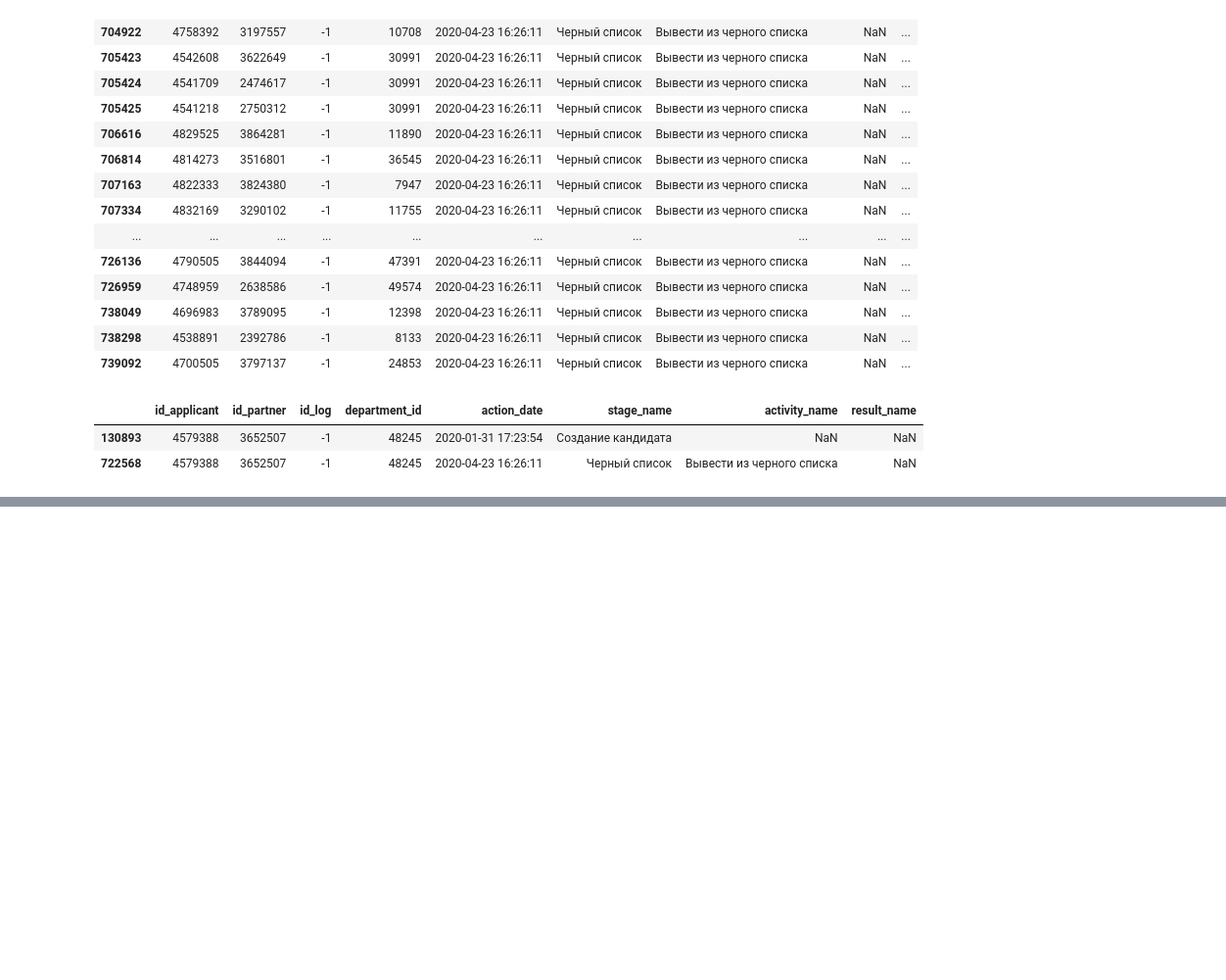
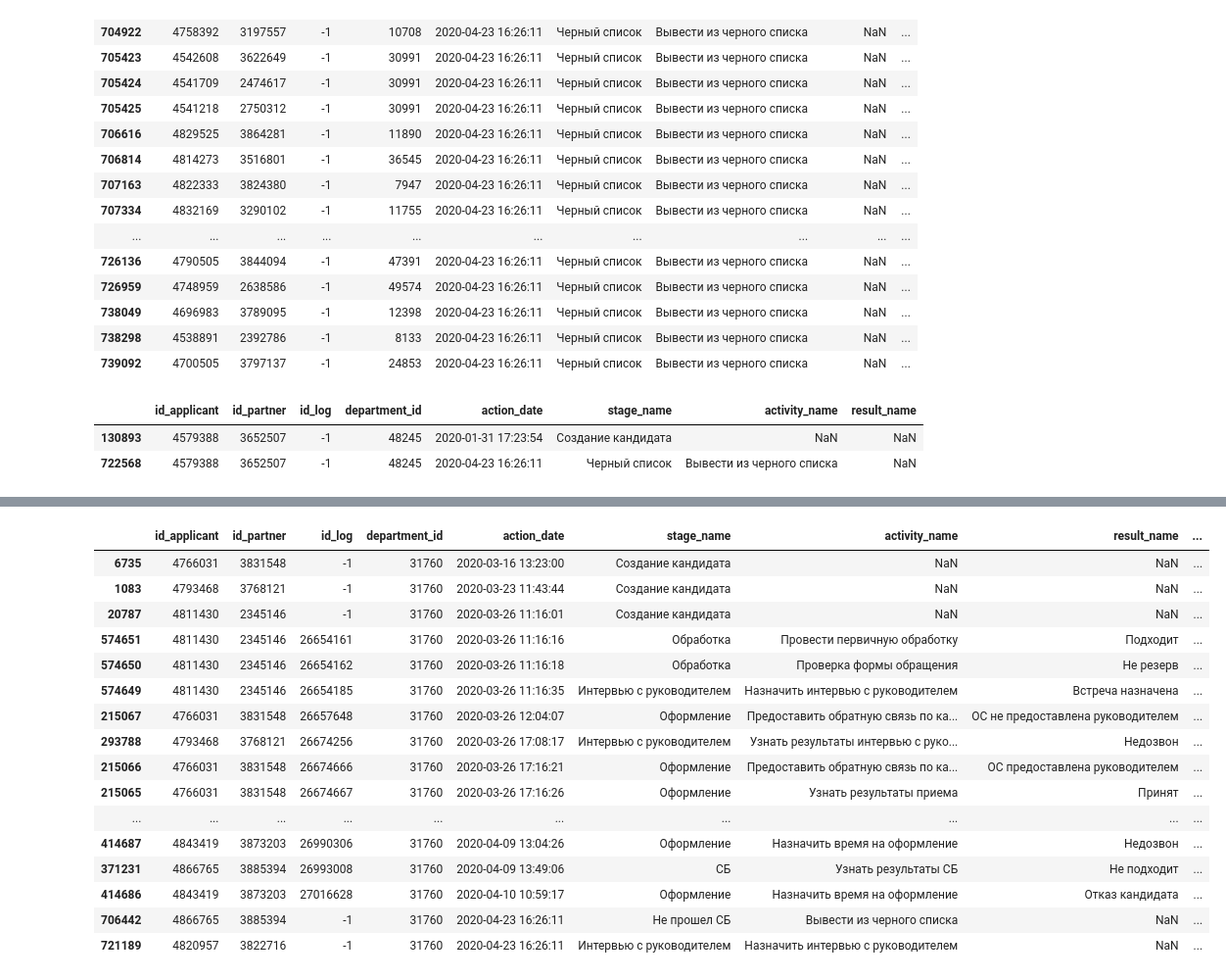
Before and after one commit to Timkasyan/NIR_group_1, a Jupyter notebook: nir_project.ipynb, the cells around one changed output, grey strips where cells are left out. Shown at 98% size. Drawn from its saved outputs; the diff is of its cells as text; code cells hidden in the pictures; blank space fills up the shorter version.

```diff
--- a/nir_project.ipynb
+++ b/nir_project.ipynb
@@ -413,0 +545,20 @@ clientInfo(df, 4579388)
+# %%
+df[(df['department_id'] == 31760)].sort_values('')
+# %% [output]
+|  | id_applicant | id_partner | id_log | department_id | action_date | stage_name | activity_name | result_name | ... |
+| 6735 | 4766031 | 3831548 | -1 | 31760 | 2020-03-16 13:23:00 | Создание кандидата | NaN | NaN | ... |
+| 1083 | 4793468 | 3768121 | -1 | 31760 | 2020-03-23 11:43:44 | Создание кандидата | NaN | NaN | ... |
+| 20787 | 4811430 | 2345146 | -1 | 31760 | 2020-03-26 11:16:01 | Создание кандидата | NaN | NaN | ... |
+| 574651 | 4811430 | 2345146 | 26654161 | 31760 | 2020-03-26 11:16:16 | Обработка | Провести первичную обработку | Подходит | ... |
+| 574650 | 4811430 | 2345146 | 26654162 | 31760 | 2020-03-26 11:16:18 | Обработка | Проверка формы обращения | Не резерв | ... |
+| 574649 | 4811430 | 2345146 | 26654185 | 31760 | 2020-03-26 11:16:35 | Интервью с руководителем | Назначить интервью с руководителем | Встреча назначена | ... |
+| 215067 | 4766031 | 3831548 | 26657648 | 31760 | 2020-03-26 12:04:07 | Оформление | Предоставить обратную связь по ка... | ОС не предоставлена руководителем | ... |
+| 293788 | 4793468 | 3768121 | 26674256 | 31760 | 2020-03-26 17:08:17 | Интервью с руководителем | Узнать результаты интервью с руко... | Недозвон | ... |
+| 215066 | 4766031 | 3831548 | 26674666 | 31760 | 2020-03-26 17:16:21 | Оформление | Предоставить обратную связь по ка... | ОС предоставлена руководителем | ... |
+| 215065 | 4766031 | 3831548 | 26674667 | 31760 | 2020-03-26 17:16:26 | Оформление | Узнать результаты приема | Принят | ... |
+| ... | ... | ... | ... | ... | ... | ... | ... | ... | ... |
+| 414687 | 4843419 | 3873203 | 26990306 | 31760 | 2020-04-09 13:04:26 | Оформление | Назначить время на оформление | Недозвон | ... |
+| 371231 | 4866765 | 3885394 | 26993008 | 31760 | 2020-04-09 13:49:06 | СБ | Узнать результаты СБ | Не подходит | ... |
+| 414686 | 4843419 | 3873203 | 27016628 | 31760 | 2020-04-10 10:59:17 | Оформление | Назначить время на оформление | Отказ кандидата | ... |
+| 706442 | 4866765 | 3885394 | -1 | 31760 | 2020-04-23 16:26:11 | Не прошел СБ | Вывести из черного списка | NaN | ... |
+| 721189 | 4820957 | 3822716 | -1 | 31760 | 2020-04-23 16:26:11 | Интервью с руководителем | Назначить интервью с руководителем | NaN | ... |
```
Also changed, not shown: parts of 21 cells of this notebook, 3 other files.
